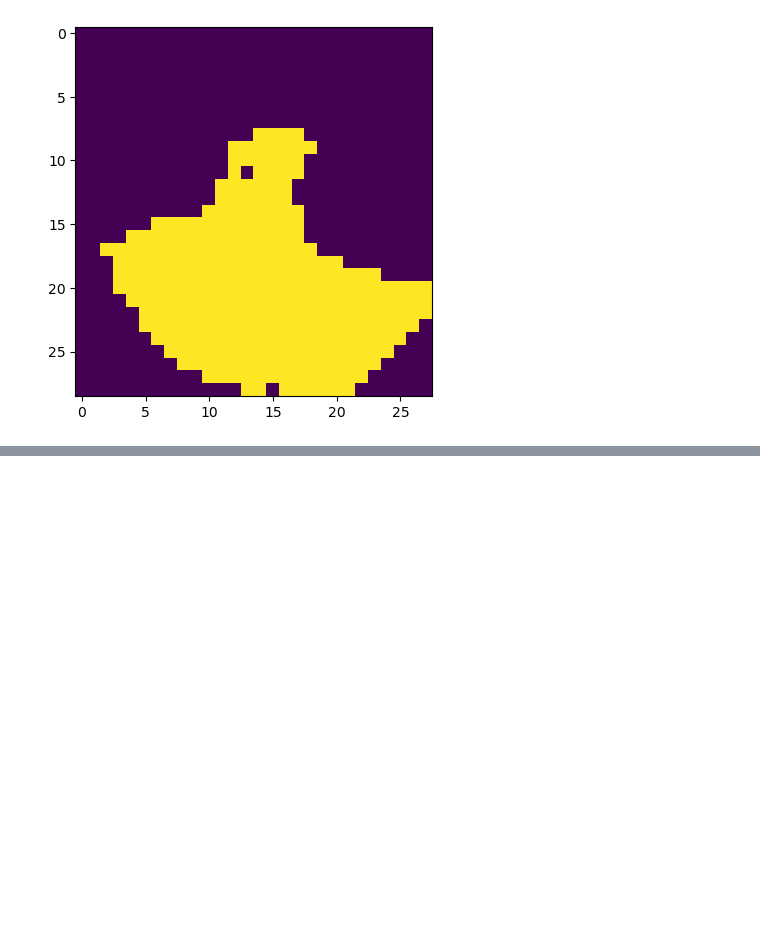
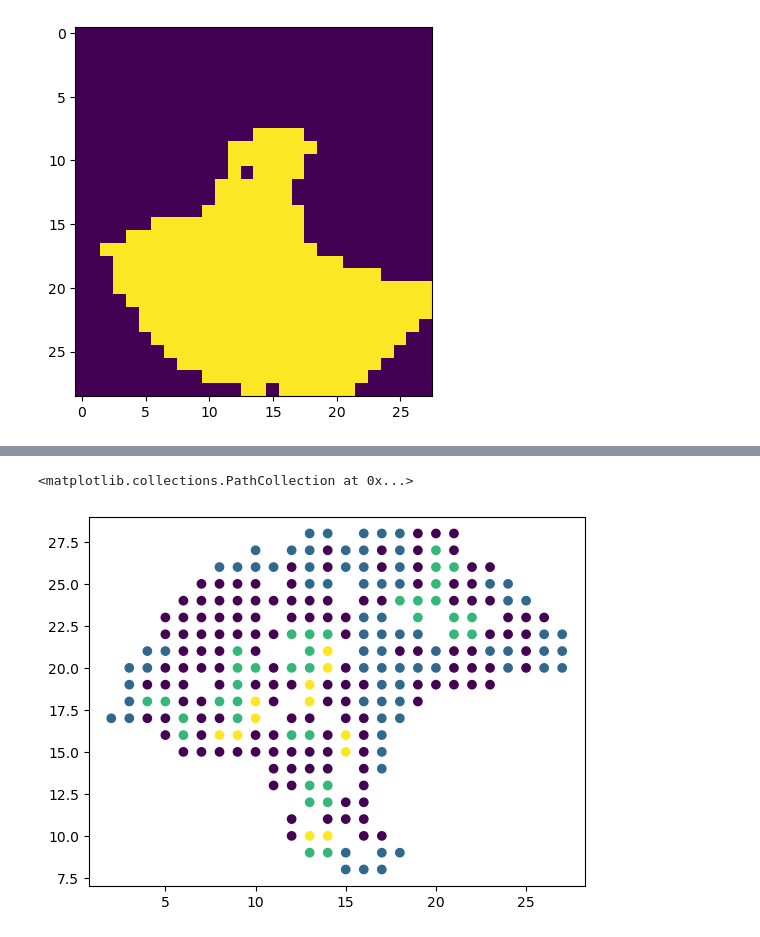
Before and after one commit to Noman1705088/ScribbleDom, a Jupyter notebook: Utils/melanoma_data_generation.ipynb, the cells around one changed output, grey strips where cells are left out. Cells and saved outputs as stored; diff of their text form; code cells hidden in the pictures; blank space fills up the shorter version.

```diff
--- a/Utils/melanoma_data_generation.ipynb
+++ b/Utils/melanoma_data_generation.ipynb
@@ -184,6 +198,9 @@ new_scribble_spot = np.full_like(grid_idx, 255)
 
 df_manual_scribble = pd.read_csv(manual_scribble_file_csv)
 df_manual_scribble.set_index("Unnamed: 0",inplace=True)
+
+df_mclust_backbone = pd.read_csv(mclust_backbone_file_csv)
+df_mclust_backbone.set_index("Unnamed: 0",inplace=True)
 # %%
 df_manual_scribble.head()
 # %% [output]
@@ -214 +245,20 @@ new_scribble_spot[y_pixels,x_pixels] = labels
 np.save(manual_scribbles_file,new_scribble_spot)
+# %%
+x_pixels = []
+y_pixels = []
+labels_backbone = []
+for i in range(df_mclust_backbone.shape[0]):
+    spot = df_mclust_backbone.index[i]
+    if not math.isnan(df_mclust_backbone.iloc[i,0]):
+        x_pixels.append(int(spot.split("x")[1])-1)
+        y_pixels.append(int(spot.split("x")[0])+1)
+        labels_backbone.append(df_mclust_backbone.iloc[i,0]+1)
+    # else :
+    #     x_pixels.append(int(spot.split("x")[1])-1)
+    #     y_pixels.append(int(spot.split("x")[0])+1)
+    #     labels_backbone.append(0)
+
+plt.scatter(x_pixels,y_pixels,c=labels_backbone)
+# %% [output]
+<matplotlib.collections.PathCollection at 0x...>
+[figure, added]
```
Also changed, not shown: parts of 14 cells of this notebook, 21 other files.
